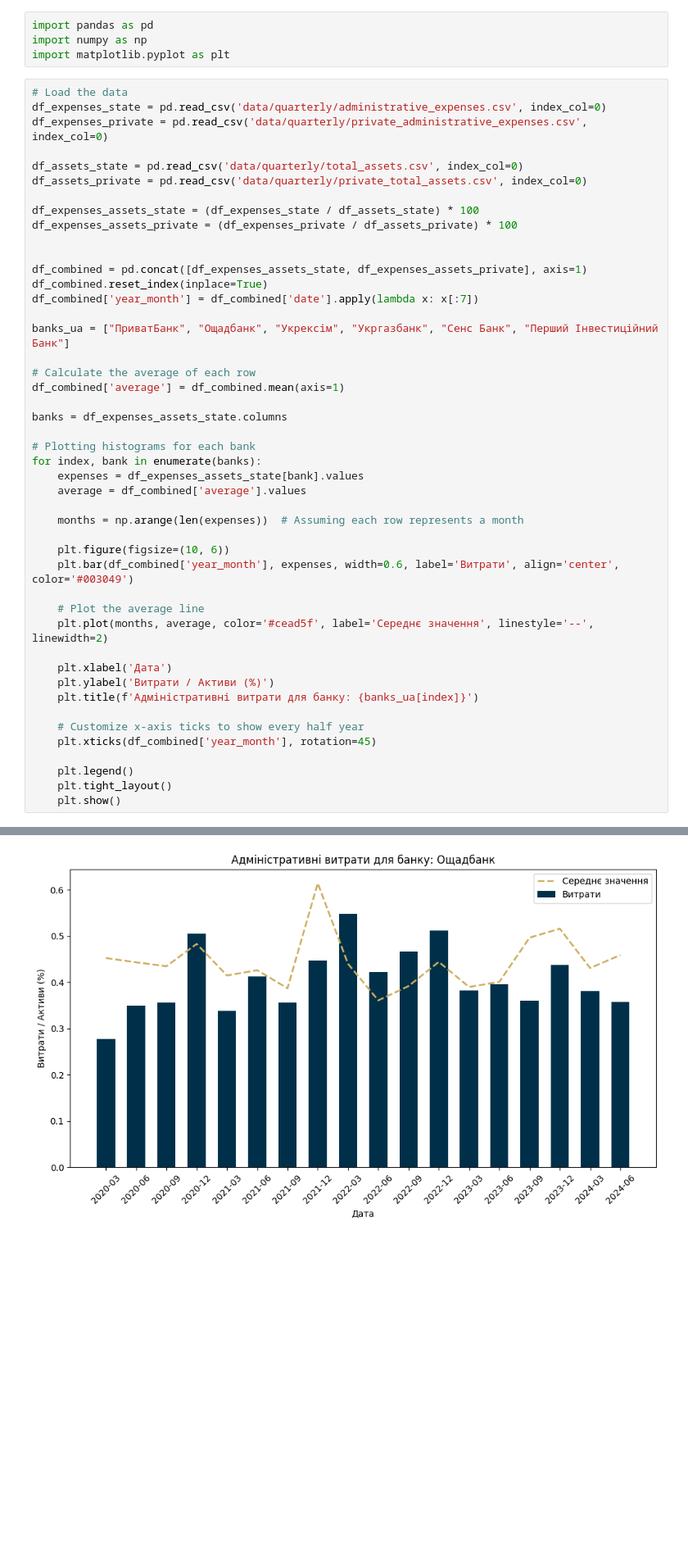
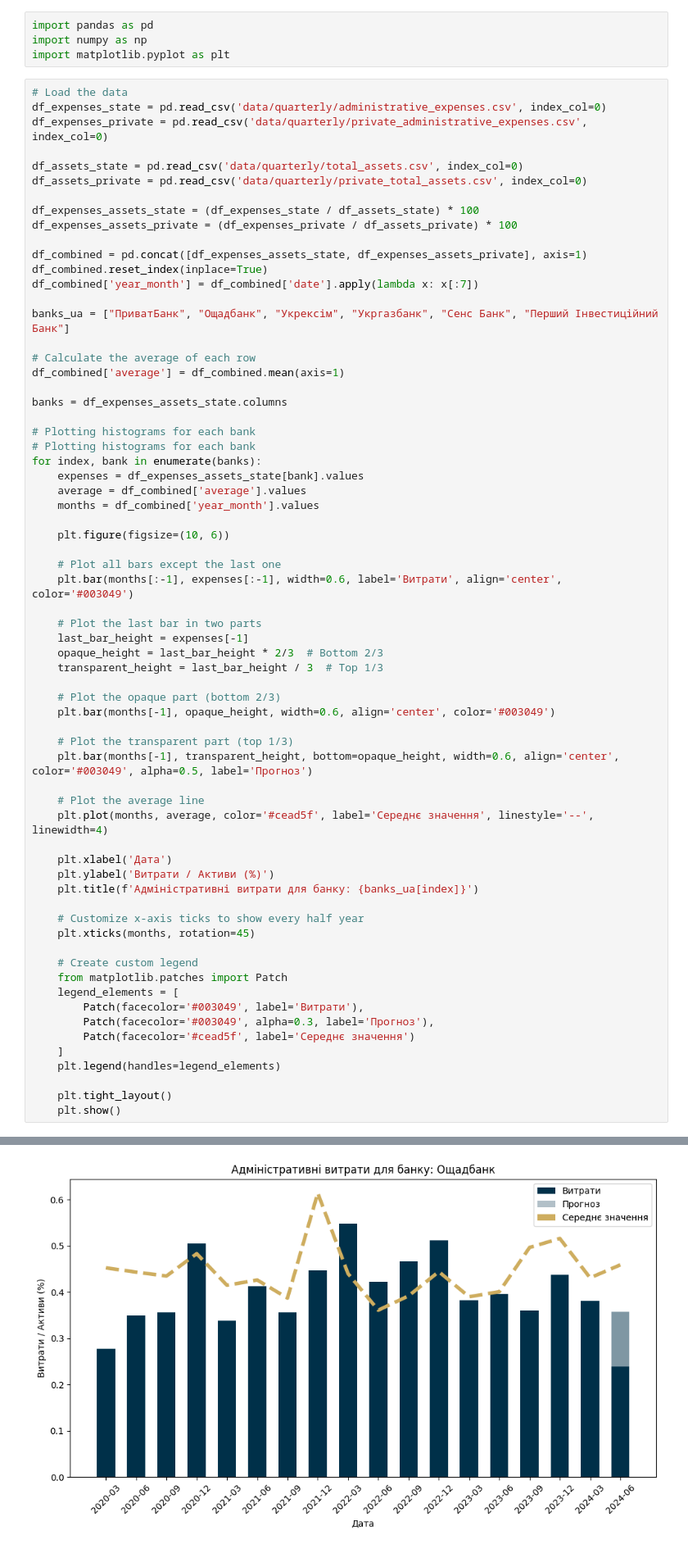
Before and after one commit to Lkupybida/ClothesIndustryAnalysys, a Jupyter notebook: banks_k.ipynb, the cells around one changed output, grey strips where cells are left out. Shown at 82% size. Cells and saved outputs as stored; diff of their text form; blank space fills up the shorter version.

```diff
--- a/banks_k.ipynb
+++ b/banks_k.ipynb
@@ -12,7 +12,6 @@ df_assets_private = pd.read_csv('data/quarterly/private_total_assets.csv', index
 
 df_expenses_assets_state = (df_expenses_state / df_assets_state) * 100
 df_expenses_assets_private = (df_expenses_private / df_assets_private) * 100
-
 
 df_combined = pd.concat([df_expenses_assets_state, df_expenses_assets_private], axis=1)
 df_combined.reset_index(inplace=True)
@@ -26,26 +25,47 @@ df_combined['average'] = df_combined.mean(axis=1)
 banks = df_expenses_assets_state.columns
 
 # Plotting histograms for each bank
+# Plotting histograms for each bank
 for index, bank in enumerate(banks):
     expenses = df_expenses_assets_state[bank].values
     average = df_combined['average'].values
-
-    months = np.arange(len(expenses))  # Assuming each row represents a month
+    months = df_combined['year_month'].values
 
     plt.figure(figsize=(10, 6))
-    plt.bar(df_combined['year_month'], expenses, width=0.6, label='Витрати', align='center', color='#003049')
+
+    # Plot all bars except the last one
+    plt.bar(months[:-1], expenses[:-1], width=0.6, label='Витрати', align='center', color='#003049')
+
+    # Plot the last bar in two parts
+    last_bar_height = expenses[-1]
+    opaque_height = last_bar_height * 2/3  # Bottom 2/3
+    transparent_height = last_bar_height / 3  # Top 1/3
+
+    # Plot the opaque part (bottom 2/3)
+    plt.bar(months[-1], opaque_height, width=0.6, align='center', color='#003049')
+
+    # Plot the transparent part (top 1/3)
+    plt.bar(months[-1], transparent_height, bottom=opaque_height, width=0.6, align='center', color='#003049', alpha=0.5, label='Прогноз')
 
     # Plot the average line
-    plt.plot(months, average, color='#cead5f', label='Середнє значення', linestyle='--', linewidth=2)
+    plt.plot(months, average, color='#cead5f', label='Середнє значення', linestyle='--', linewidth=4)
 
     plt.xlabel('Дата')
     plt.ylabel('Витрати / Активи (%)')
     plt.title(f'Адміністративні витрати для банку: {banks_ua[index]}')
 
     # Customize x-axis ticks to show every half year
-    plt.xticks(df_combined['year_month'], rotation=45)
+    plt.xticks(months, rotation=45)
 
-    plt.legend()
+    # Create custom legend
+    from matplotlib.patches import Patch
+    legend_elements = [
+        Patch(facecolor='#003049', label='Витрати'),
+        Patch(facecolor='#003049', alpha=0.3, label='Прогноз'),
+        Patch(facecolor='#cead5f', label='Середнє значення')
+    ]
+    plt.legend(handles=legend_elements)
+
     plt.tight_layout()
     plt.show()
 # %% [output]
@@ -53 +73 @@ for index, bank in enumerate(banks):
-[figure, old version]
+[figure, new version]
```
Also changed, not shown: parts of 2 cells of this notebook.
